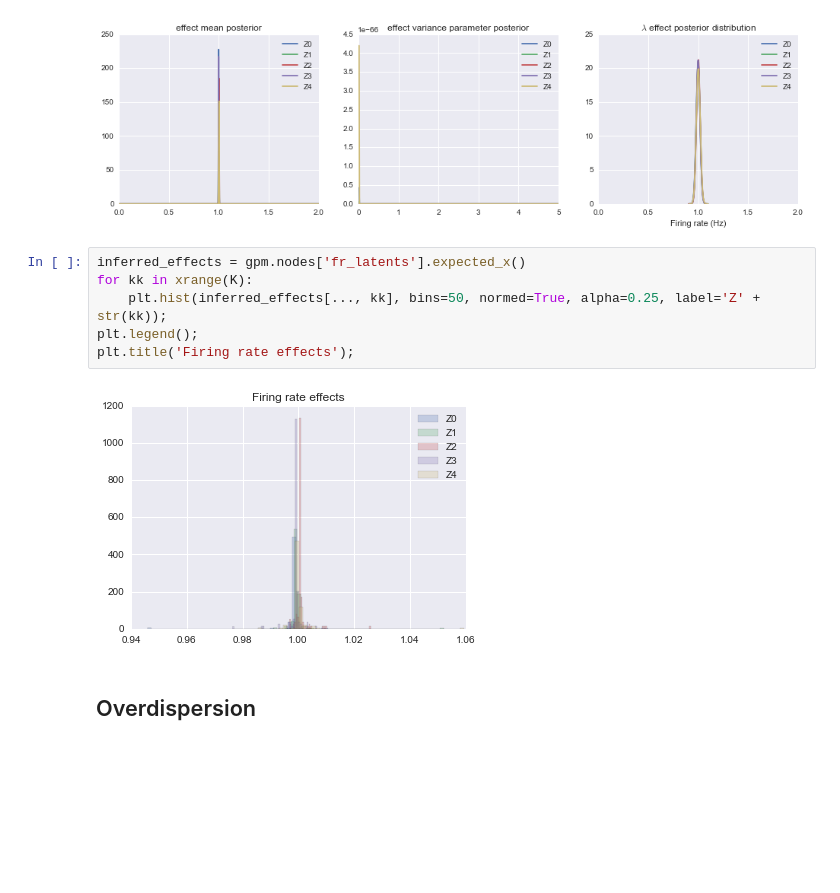
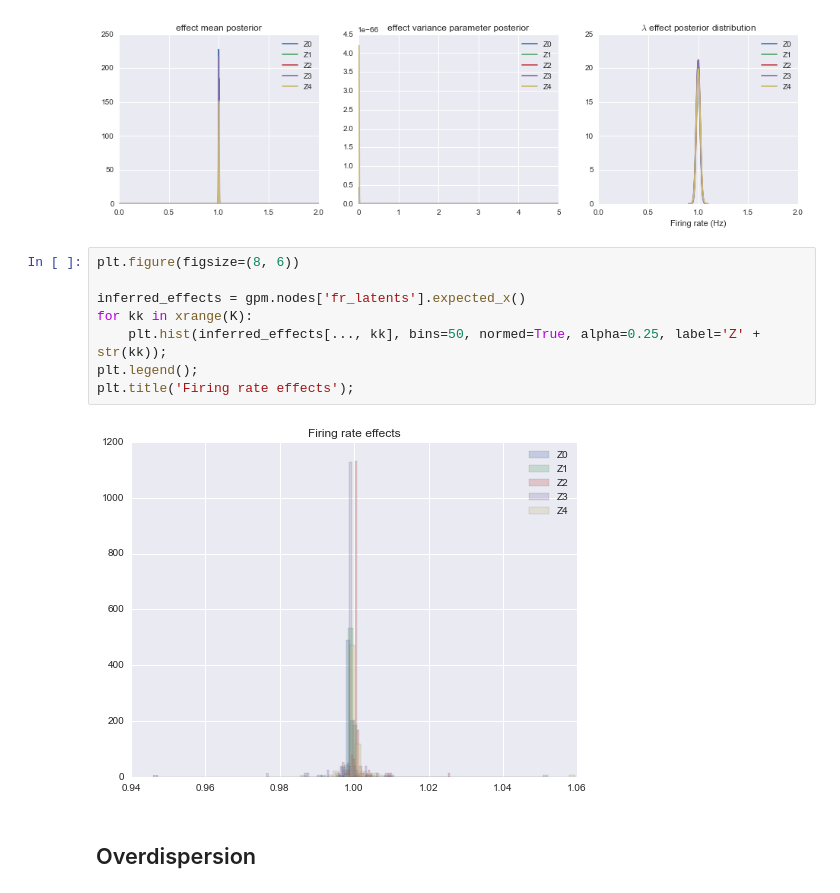
Before and after one commit to pearsonlab/spiketopics, a Jupyter notebook: explore_inferred_etho.ipynb, the cells around one changed output. Saved outputs shown, nothing was run; the diff lists cells and outputs as text; blank space fills up the shorter version.

```diff
--- a/explore_inferred_etho.ipynb
+++ b/explore_inferred_etho.ipynb
@@ -126,13 +127,15 @@ plt.xlim(0, 2);
 # %% [output]
 [figure]
 # %%
+plt.figure(figsize=(8, 6))
+
 inferred_effects = gpm.nodes['fr_latents'].expected_x()
 for kk in xrange(K):
     plt.hist(inferred_effects[..., kk], bins=50, normed=True, alpha=0.25, label='Z' + str(kk));
 plt.legend();
 plt.title('Firing rate effects');
 # %% [output]
-[figure, old version]
+[figure, new version]
 # %% [markdown]
 ## Overdispersion
 # %%
```
Also changed, not shown: parts of 3 cells of this notebook.
